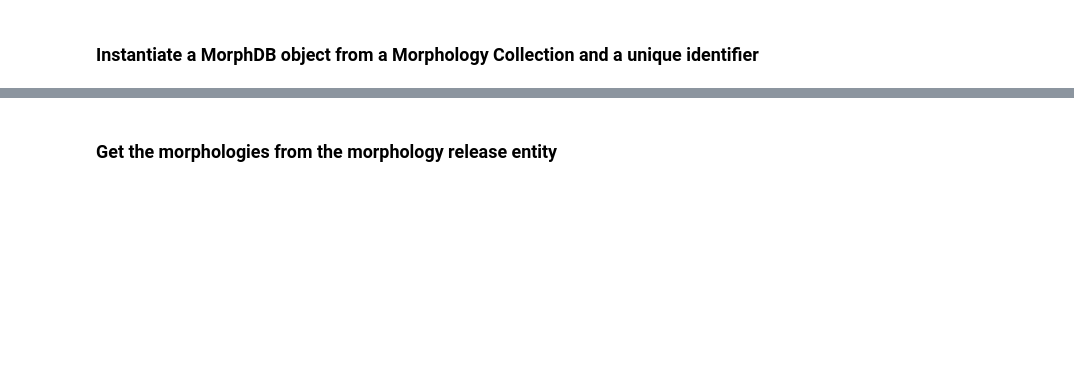
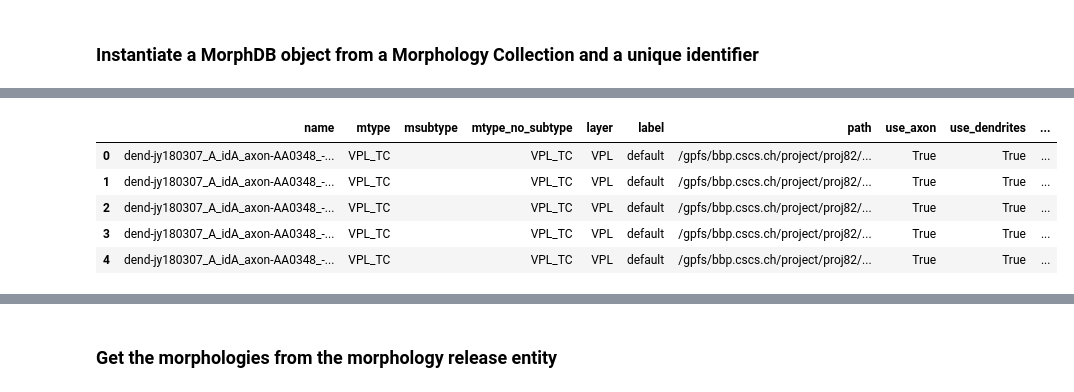
Before and after one commit to BlueBrain/snap, a Jupyter notebook: doc/source/notebooks/99_entity_api_milestone5.ipynb, the cells around one changed output, grey strips where cells are left out. Cells and saved outputs as stored; diff of their text form; code cells hidden in the pictures; blank space fills up the shorter version.

```diff
--- a/doc/source/notebooks/99_entity_api_milestone5.ipynb
+++ b/doc/source/notebooks/99_entity_api_milestone5.ipynb
@@ -57,5 +108,12 @@ morphology_release.instance
 # %%
 df = morphology_release.instance.df
-df
+df.head()
+# %% [output]
+|  | name | mtype | msubtype | mtype_no_subtype | layer | label | path | use_axon | use_dendrites | ... |
+| 0 | dend-jy180307_A_idA_axon-AA0348_-... | VPL_TC |  | VPL_TC | VPL | default | /gpfs/bbp.cscs.ch/project/proj82/... | True | True | ... |
+| 1 | dend-jy180307_A_idA_axon-AA0348_-... | VPL_TC |  | VPL_TC | VPL | default | /gpfs/bbp.cscs.ch/project/proj82/... | True | True | ... |
+| 2 | dend-jy180307_A_idA_axon-AA0348_-... | VPL_TC |  | VPL_TC | VPL | default | /gpfs/bbp.cscs.ch/project/proj82/... | True | True | ... |
+| 3 | dend-jy180307_A_idA_axon-AA0348_-... | VPL_TC |  | VPL_TC | VPL | default | /gpfs/bbp.cscs.ch/project/proj82/... | True | True | ... |
+| 4 | dend-jy180307_A_idA_axon-AA0348_-... | VPL_TC |  | VPL_TC | VPL | default | /gpfs/bbp.cscs.ch/project/proj82/... | True | True | ... |
 # %%
 df["mtype"].value_counts()
```
Also changed, not shown: parts of 22 cells of this notebook, 15 other files.
